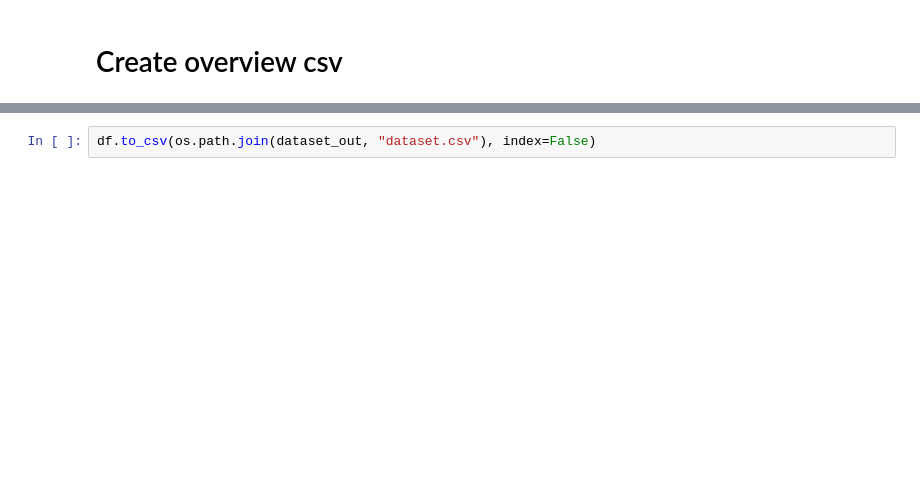
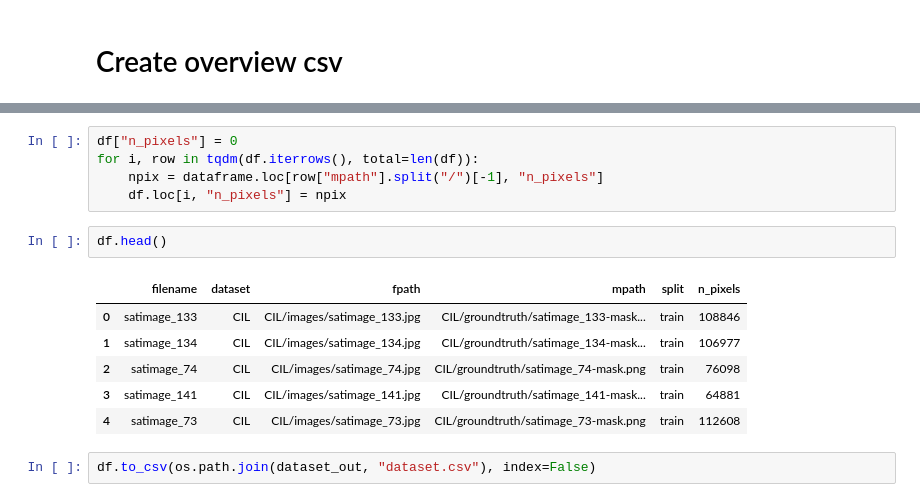
Before and after one commit to veichta/cil-road-segmentation, a Jupyter notebook: notebooks/prepare-datasets.ipynb, the cells around one changed output, grey strips where cells are left out. Cells and saved outputs as stored; diff of their text form; blank space fills up the shorter version.

```diff
--- a/notebooks/prepare-datasets.ipynb
+++ b/notebooks/prepare-datasets.ipynb
@@ -173,2 +249,16 @@ df.head()
+# %%
+df["n_pixels"] = 0
+for i, row in tqdm(df.iterrows(), total=len(df)):
+    npix = dataframe.loc[row["mpath"].split("/")[-1], "n_pixels"]
+    df.loc[i, "n_pixels"] = npix
+# %%
+df.head()
+# %% [output]
+|  | filename | dataset | fpath | mpath | split | n_pixels |
+| 0 | satimage_133 | CIL | CIL/images/satimage_133.jpg | CIL/groundtruth/satimage_133-mask... | train | 108846 |
+| 1 | satimage_134 | CIL | CIL/images/satimage_134.jpg | CIL/groundtruth/satimage_134-mask... | train | 106977 |
+| 2 | satimage_74 | CIL | CIL/images/satimage_74.jpg | CIL/groundtruth/satimage_74-mask.png | train | 76098 |
+| 3 | satimage_141 | CIL | CIL/images/satimage_141.jpg | CIL/groundtruth/satimage_141-mask... | train | 64881 |
+| 4 | satimage_73 | CIL | CIL/images/satimage_73.jpg | CIL/groundtruth/satimage_73-mask.png | train | 112608 |
 # %%
 df.to_csv(os.path.join(dataset_out, "dataset.csv"), index=False)
```
Also changed, not shown: parts of 13 cells of this notebook, 5 other files.
